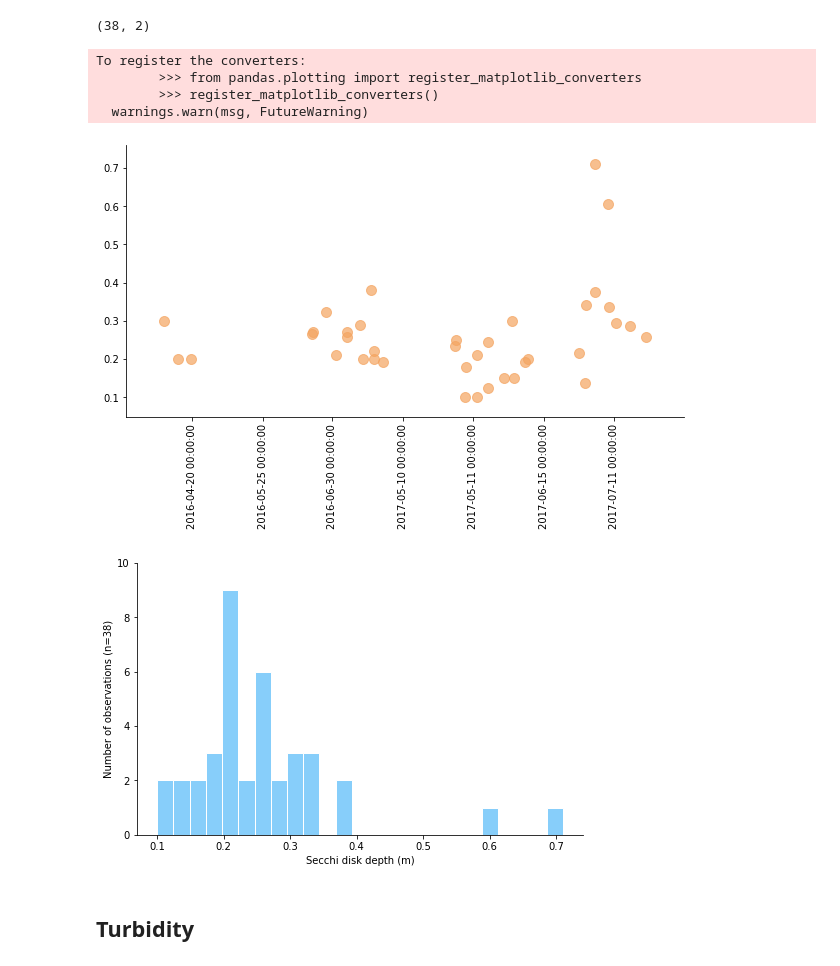
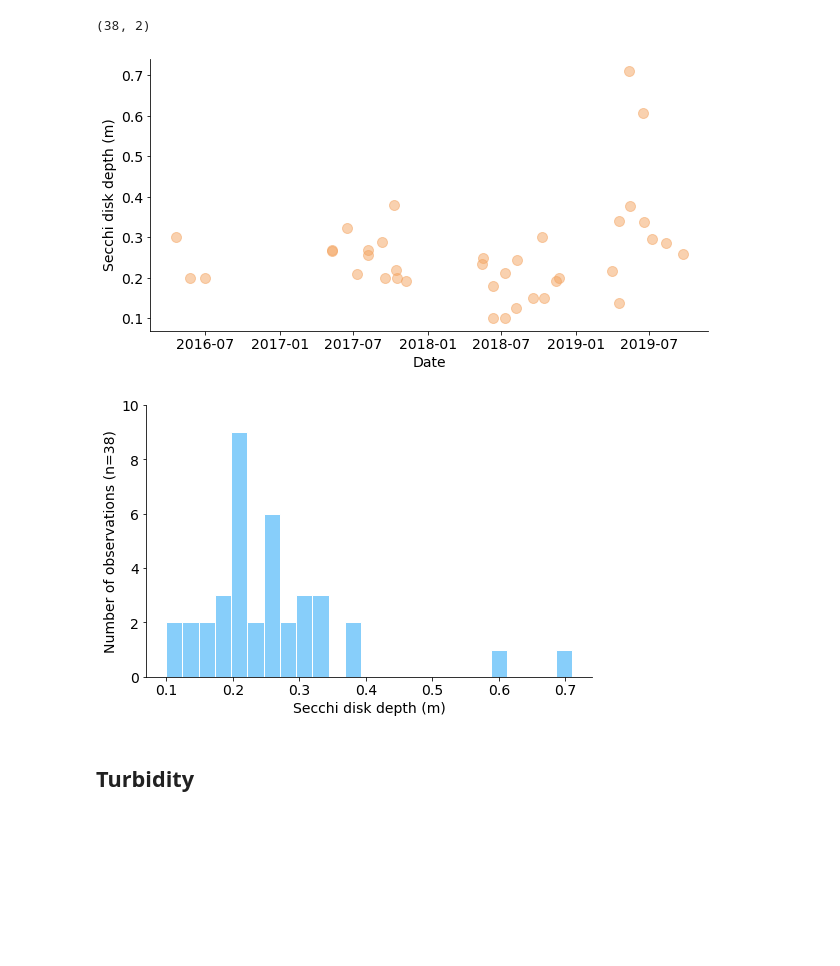
Before and after one commit to PierreMishra/WaterQualityPerceptionMP2020, a Jupyter notebook: Exploratory data analysis - Explanatory variables.ipynb, the cells around one changed output. Drawn from its saved outputs; the diff is of its cells as text; code cells hidden in the pictures; blank space fills up the shorter version.

Commit message:
performed exploratory data analysis on explanatory and response variables

```diff
--- a/Exploratory data analysis - Explanatory variables.ipynb
+++ b/Exploratory data analysis - Explanatory variables.ipynb
@@ -30,7 +30,7 @@ plt.rc("savefig", dpi = 300) # for saving
 # Routine water quality data
 # %%
 # Import Kateri's processed water quality data
-df = pd.read_csv("../../data/raw/ul_data_wqp_processed_2020-03-05.csv")
+df = pd.read_csv("../../Data/ul_data_wqp_processed_2020-03-05.csv")
 # %%
 # Selecting relevant columns
 df = df.loc[:,["MonitoringLocationIdentifier","datetime",
@@ -164,23 +177,24 @@ d.shape
 # %%
 # Time series
 fig, ax = plt.subplots(figsize=(10, 5))
-ax.scatter(d.iloc[:,0], d.iloc[:,1], color='sandybrown', alpha='0.7', s=100 )
-ax.set_xticklabels(d.iloc[:,0], rotation = 90);
+ax.scatter(d.iloc[:,0], d.iloc[:,1], color='sandybrown', alpha=0.5, s=100 )
+ax.set(xlabel='Date', ylabel='Secchi disk depth (m)')
+
+plt.savefig("../3 depth_ts", bbox_inches = 'tight');
+#ax.set_xticklabels(d.iloc[:,0], rotation = 90);
 # see for improving ticks https://unidata.github.io/python-training/workshop/Time_Series/basic-time-series-plotting/
 # %% [output]
-To register the converters:
-        >>> from pandas.plotting import register_matplotlib_converters
-        >>> register_matplotlib_converters()
-  warnings.warn(msg, FutureWarning)
-[figure, old version]
+[figure, new version]
 # %%
 # Plot histogram to see distribution
 fig, ax = plt.subplots(figsize=(8, 5))
 ax.hist(d.iloc[:,1], bins=25, color='lightskyblue', linewidth=1, edgecolor="white")
 ax.set(xlabel='Secchi disk depth (m)', ylabel=f'Number of observations (n={len(d)})')
-ax.set_ylim([0,10]);
+ax.set_ylim([0,10])
+
+plt.savefig("../3 depth_dis", bbox_inches = 'tight');
 # %% [output]
-[figure, old version]
+[figure, new version]
 # %%
 # Plot histogram of distribution
 # ax = sns.distplot(d.iloc[:,1], bins=25, hist_kws=dict(edgecolor="white", linewidth=1))
```
Also changed, not shown: parts of 29 cells of this notebook, 2 other files.
